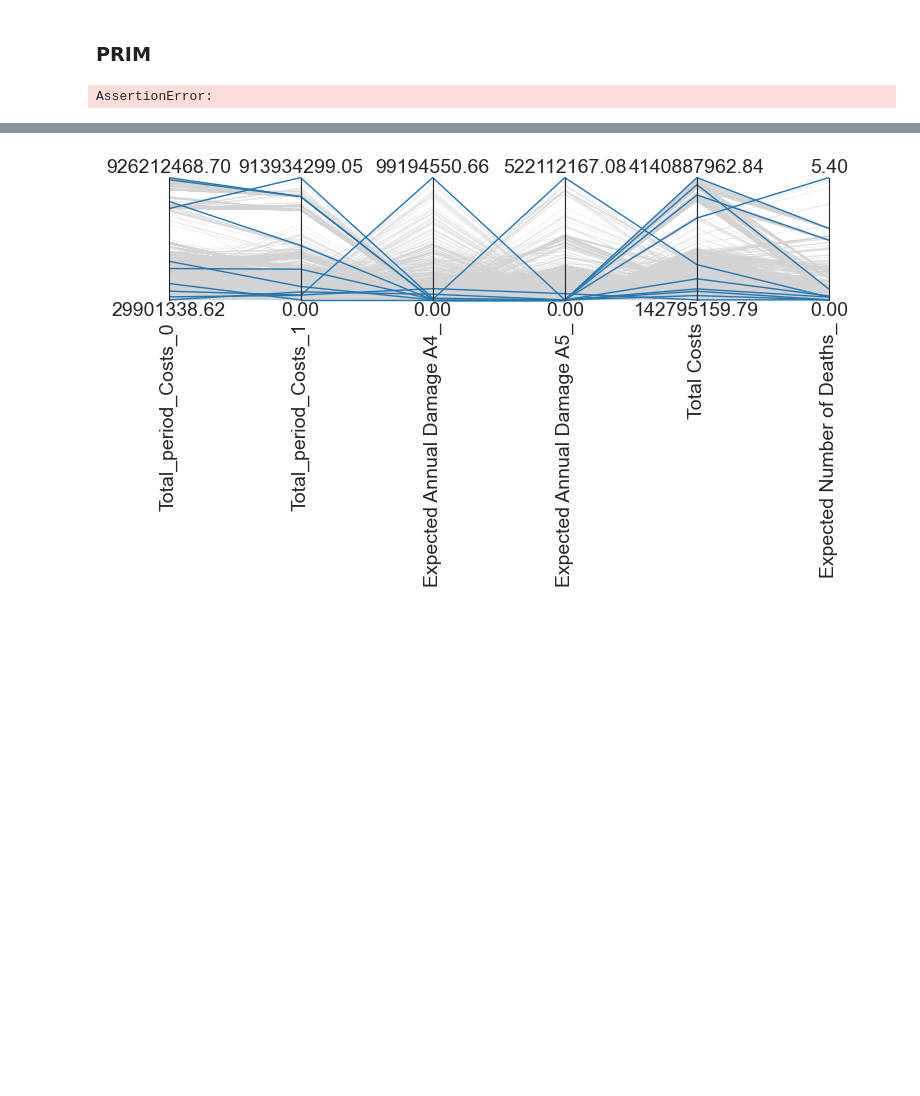
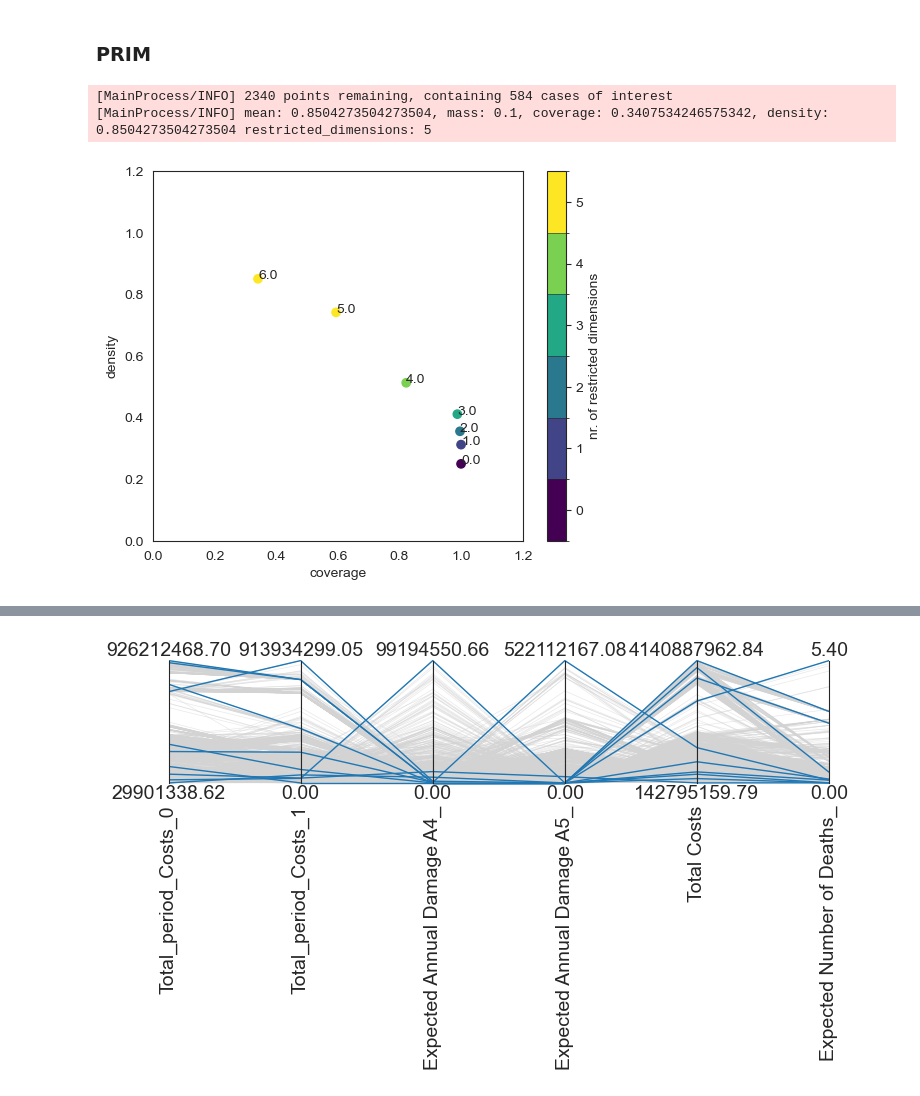
Before and after one commit to yhienz/epa141A_group3, a Jupyter notebook: final_ass_time_changed/2. Exploration_overijssel.ipynb, the cells around one changed output, grey strips where cells are left out. Drawn from its saved outputs; the diff is of its cells as text; code cells hidden in the pictures; blank space fills up the shorter version.

```diff
--- a/final_ass_time_changed/2. Exploration_overijssel.ipynb
+++ b/final_ass_time_changed/2. Exploration_overijssel.ipynb
@@ -200,16 +203,18 @@ plt.show()
 ### PRIM
 # %%
 
-data = outcomes['Expected Annual Damage A4_']
+data = outcomes['Expected Number of Deaths_']
 
-y = data < np.percentile(data, 10)
+y = data < np.percentile(data, 25)
 
 # Initialize PRIM algorithm with the appropriate mode
-prim_alg = prim.Prim(experiments, y, threshold=0.7)
+prim_alg = prim.Prim(x, y, threshold=0.8)
 box1 = prim_alg.find_box()
 
-box1.show_tradeoff()
+box1.show_tradeoff(annotated=True)
 plt.show()
 # %% [output]
-AssertionError:
+[MainProcess/INFO] 2340 points remaining, containing 584 cases of interest
+[MainProcess/INFO] mean: 0.8504273504273504, mass: 0.1, coverage: 0.3407534246575342, density: 0.8504273504273504 restricted_dimensions: 5
+[figure, added]
 # %%
```
Also changed, not shown: parts of 18 cells of this notebook, 34 other files.
